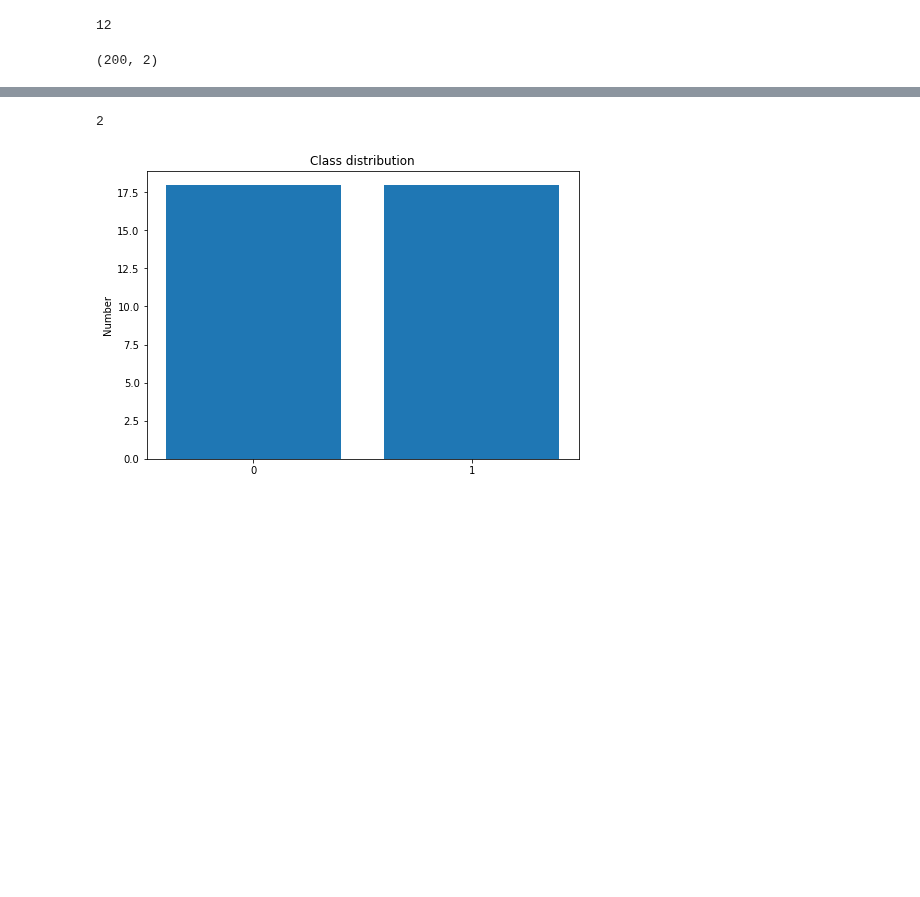
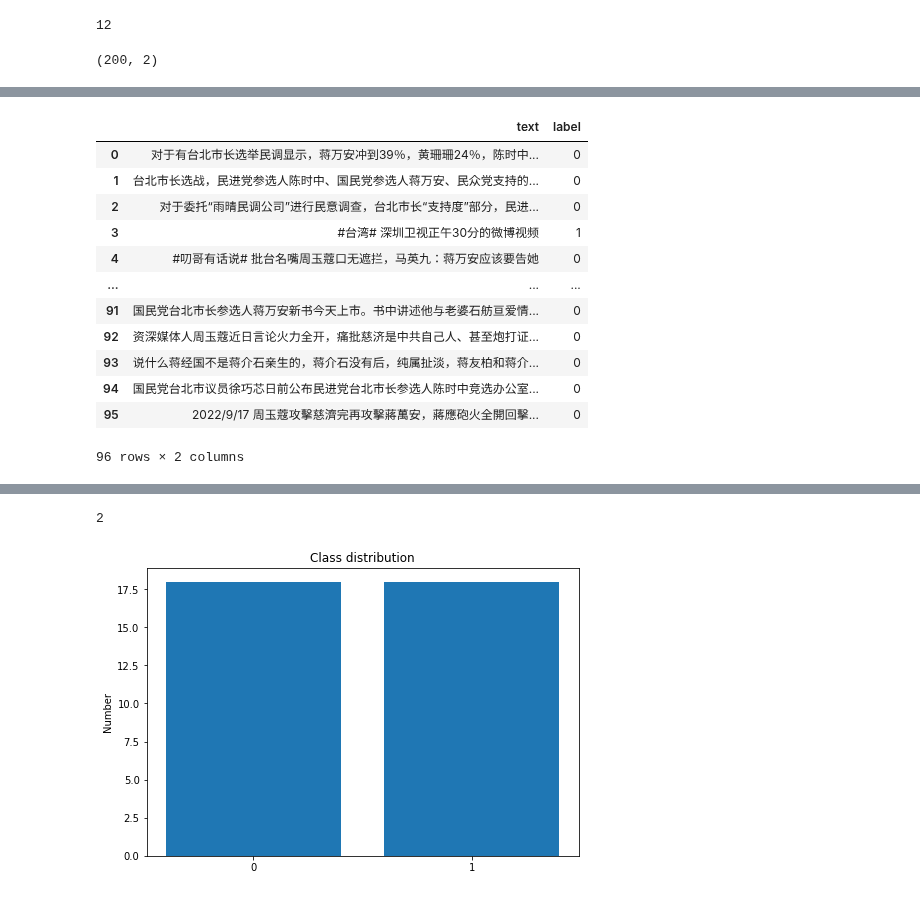
Before and after one commit to advapplab/sentiment_analysis_election_2022, a Jupyter notebook: weibo_wmmBERT_testing_6.ipynb, the cells around one changed output, grey strips where cells are left out. Cells and saved outputs as stored; diff of their text form; code cells hidden in the pictures; blank space fills up the shorter version.

```diff
--- a/weibo_wmmBERT_testing_6.ipynb
+++ b/weibo_wmmBERT_testing_6.ipynb
@@ -123,3 +157,19 @@ testing_pd = testing_pd.dropna().reset_index(drop=True)
+# %%
+testing_pd
+# %% [output]
+|  | text | label |
+| 0 | 对于有台北市长选举民调显示，蒋万安冲到39％，黄珊珊24％，陈时中... | 0 |
+| 1 | 台北市长选战，民进党参选人陈时中、国民党参选人蒋万安、民众党支持的... | 0 |
+| 2 | 对于委托“雨晴民调公司”进行民意调查，台北市长“支持度”部分，民进... | 0 |
+| 3 | #台湾# 深圳卫视正午30分的微博视频 | 1 |
+| 4 | #叨哥有话说# 批台名嘴周玉蔻口无遮拦，马英九：蒋万安应该要告她 | 0 |
+| ... | ... | ... |
+| 91 | 国民党台北市长参选人蒋万安新书今天上市。书中讲述他与老婆石舫亘爱情... | 0 |
+| 92 | 资深媒体人周玉蔻近日言论火力全开，痛批慈济是中共自己人、甚至炮打证... | 0 |
+| 93 | 说什么蒋经国不是蒋介石亲生的，蒋介石没有后，纯属扯淡，蒋友柏和蒋介... | 0 |
+| 94 | 国民党台北市议员徐巧芯日前公布民进党台北市长参选人陈时中竞选办公室... | 0 |
+| 95 | 2022/9/17 周玉蔻攻擊慈濟完再攻擊蔣萬安，蔣應砲火全開回擊... | 0 |
+96 rows × 2 columns
 # %%
 len(testing_pd.iloc[0]['text'])
 # %% [output]
```
Also changed, not shown: parts of 9 cells of this notebook.
